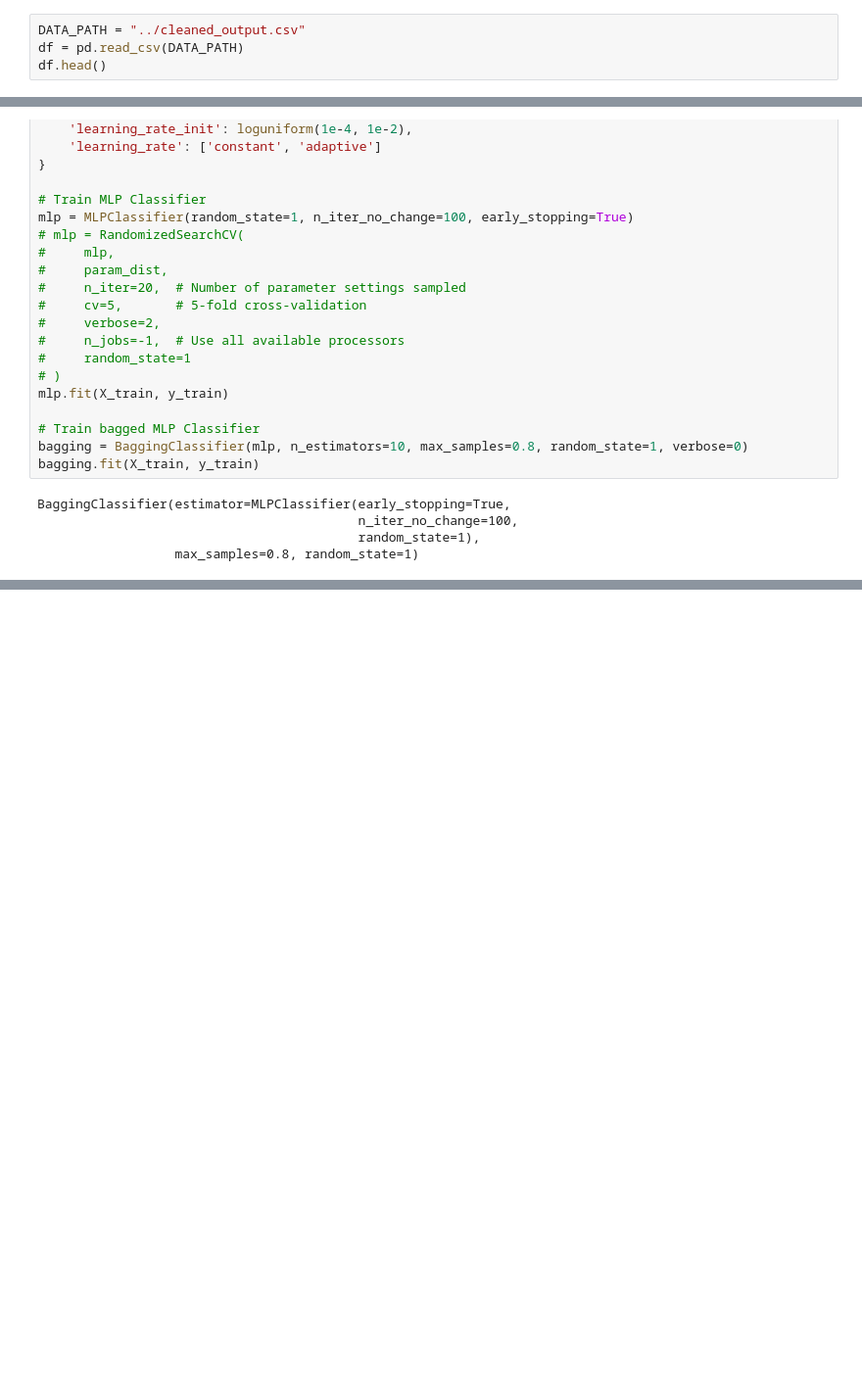
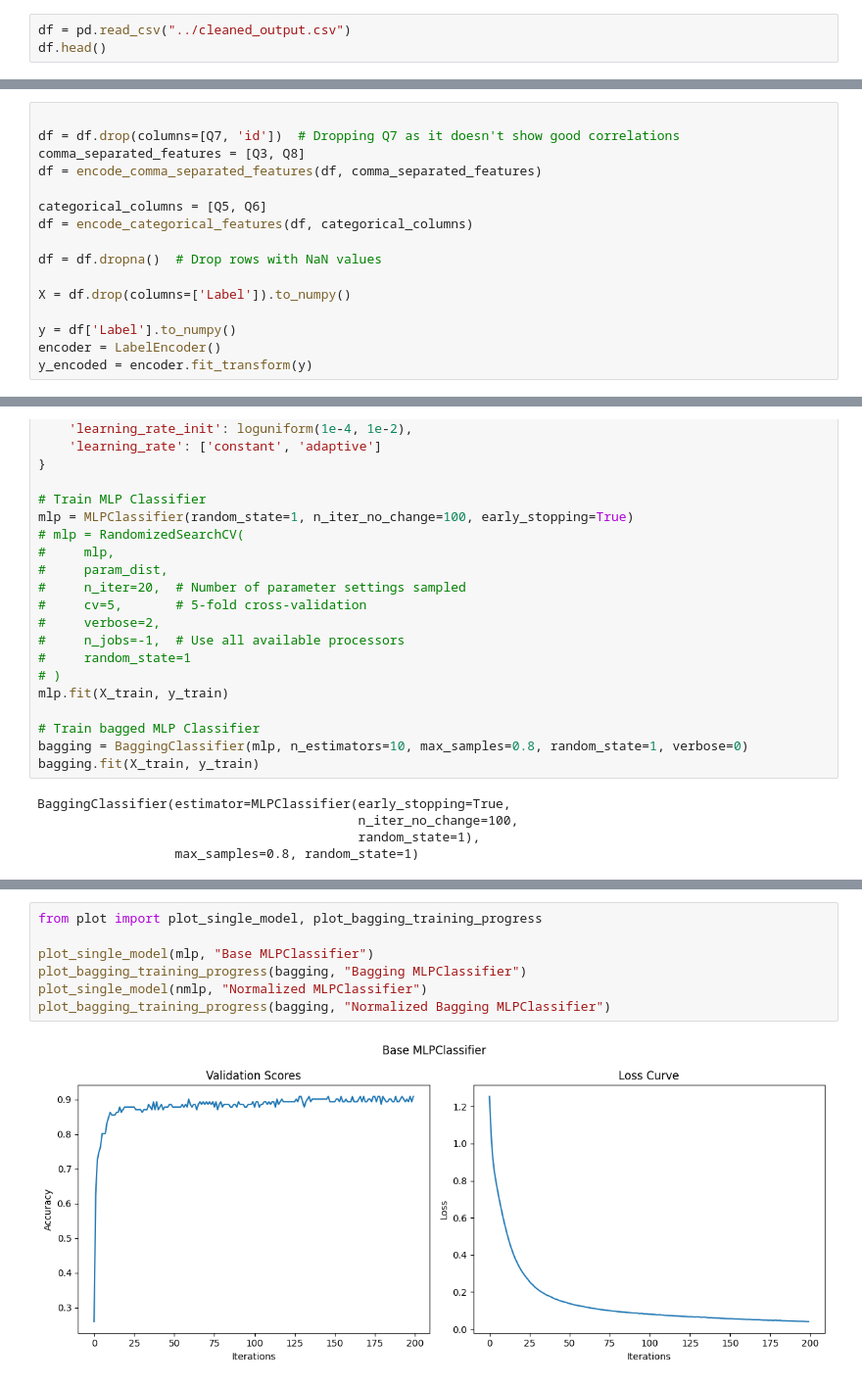
Before and after one commit to imperialinvictus/ML_Challenge, a Jupyter notebook: nn/nn.ipynb, the cells around one changed output, grey strips where cells are left out. Shown at 98% size. Drawn from its saved outputs; the diff is of its cells as text; blank space fills up the shorter version.

Commit message:
clean up

```diff
--- a/nn/nn.ipynb
+++ b/nn/nn.ipynb
@@ -18,6 +14,5 @@ import os
 # %%
-DATA_PATH = "../cleaned_output.csv"
-df = pd.read_csv(DATA_PATH)
+df = pd.read_csv("../cleaned_output.csv")
 df.head()
 # %% [output]
 |  | id | Q1: From a scale 1 to 5, how comp... | Q2: How many ingredients would yo... | Q3: In what setting would you exp... | Q4: How much would you expect to ... | ... |
@@ -95,0 +60,16 @@ df_clean.head()
+# %%
+
+df = df.drop(columns=[Q7, 'id'])  # Dropping Q7 as it doesn't show good correlations
+comma_separated_features = [Q3, Q8]
+df = encode_comma_separated_features(df, comma_separated_features)
+
+categorical_columns = [Q5, Q6]
+df = encode_categorical_features(df, categorical_columns)
+
+df = df.dropna()  # Drop rows with NaN values
+
+X = df.drop(columns=['Label']).to_numpy()
+
+y = df['Label'].to_numpy()
+encoder = LabelEncoder()
+y_encoded = encoder.fit_transform(y)
@@ -421,0 +292,9 @@ Normal Bagging MLP
+# %%
+from plot import plot_single_model, plot_bagging_training_progress
+
+plot_single_model(mlp, "Base MLPClassifier")
+plot_bagging_training_progress(bagging, "Bagging MLPClassifier")
+plot_single_model(nmlp, "Normalized MLPClassifier")
+plot_bagging_training_progress(bagging, "Normalized Bagging MLPClassifier")
+# %% [output]
+[figure, added]
```
Also changed, not shown: parts of 19 cells of this notebook, 8 other files.
